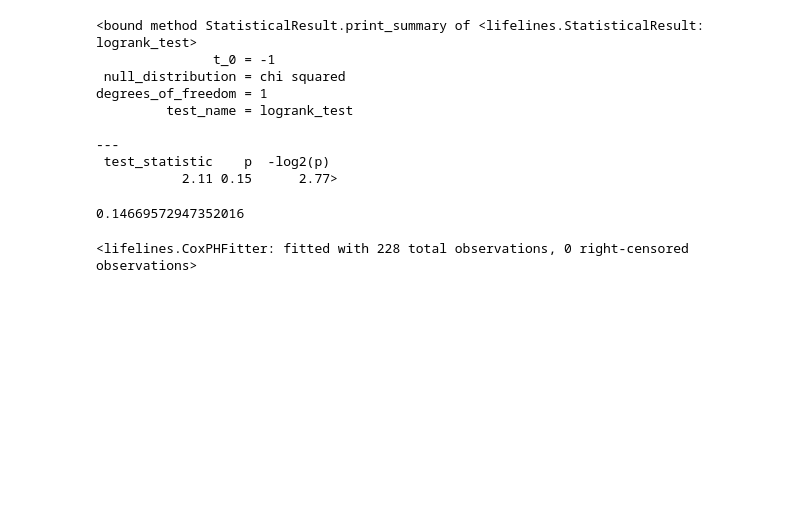
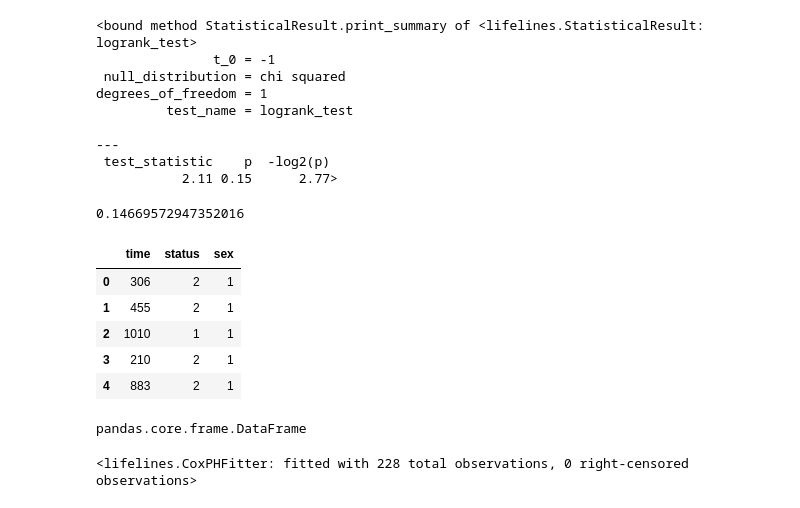
Before and after one commit to munenobuk/sample-ripo, a Jupyter notebook: Pythonで生物統計学2.ipynb, the cells around one changed output. Drawn from its saved outputs; the diff is of its cells as text; code cells hidden in the pictures; blank space fills up the shorter version.

```diff
--- a/Pythonで生物統計学2.ipynb
+++ b/Pythonで生物統計学2.ipynb
@@ -627,6 +710,19 @@ result.p_value
 cph = CoxPHFitter()
 # %%
 data_cox = data[['time', 'status', 'sex']]
+# %%
+data_cox.head()
+# %% [output]
+|  | time | status | sex |
+| 0 | 306 | 2 | 1 |
+| 1 | 455 | 2 | 1 |
+| 2 | 1010 | 1 | 1 |
+| 3 | 210 | 2 | 1 |
+| 4 | 883 | 2 | 1 |
+# %%
+type(data_cox)
+# %% [output]
+pandas.core.frame.DataFrame
 # %%
 cph.fit(data_cox, 'time', 'status')
 # %% [output]
```
Also changed, not shown: parts of 43 cells of this notebook.
